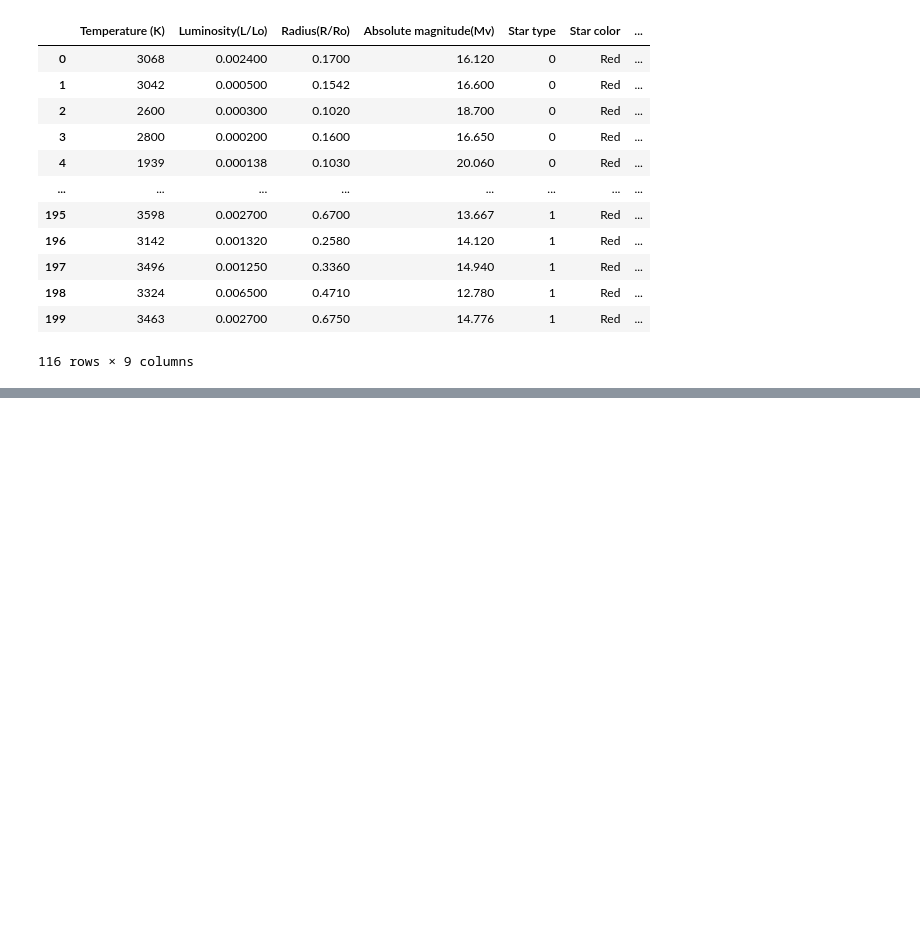
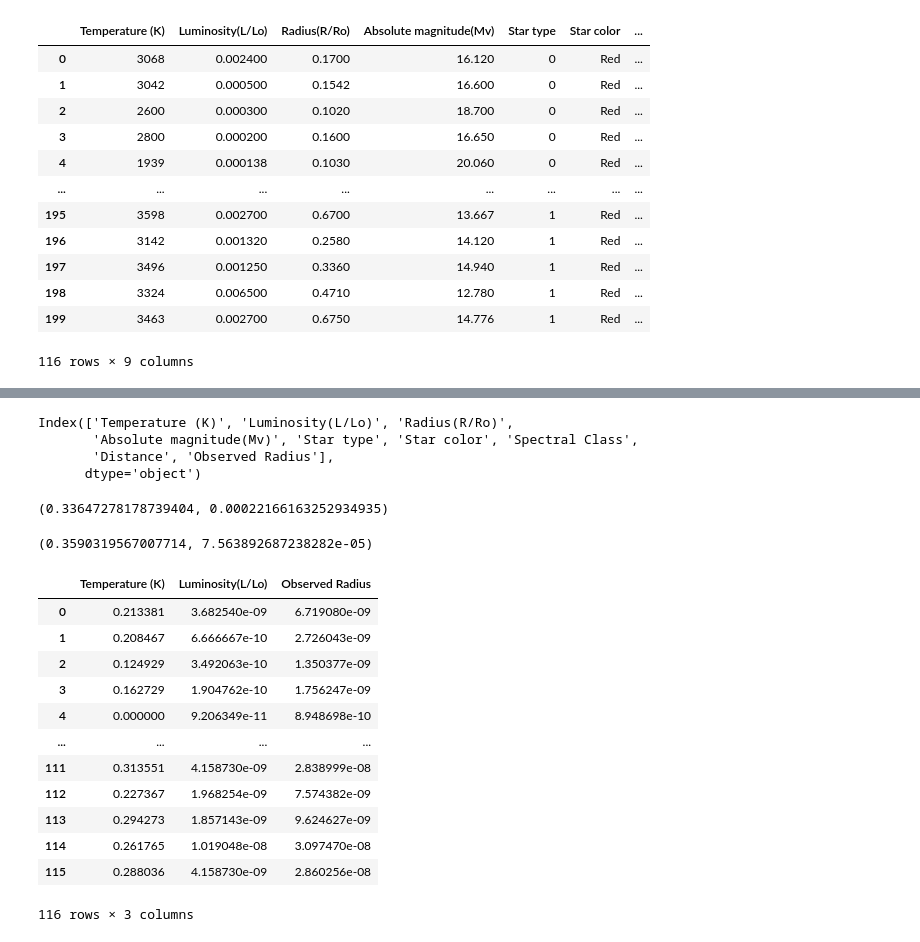
Before and after one commit to chjwon/ACM-Research-coding-challenge-23S, a Jupyter notebook: Jae_Won_Choi.ipynb, the cells around one changed output, grey strips where cells are left out. Cells and saved outputs as stored; diff of their text form; code cells hidden in the pictures; blank space fills up the shorter version.

```diff
--- a/Jae_Won_Choi.ipynb
+++ b/Jae_Won_Choi.ipynb
@@ -153,0 +170,44 @@ See the caveats in the documentation: https://pandas.pydata.org/pandas-docs/stab
+# %%
+# predict
+orangeStar.columns
+# %% [output]
+Index(['Temperature (K)', 'Luminosity(L/Lo)', 'Radius(R/Ro)',
+       'Absolute magnitude(Mv)', 'Star type', 'Star color', 'Spectral Class',
+       'Distance', 'Observed Radius'],
+      dtype='object')
+# %%
+from scipy.stats import pearsonr
+pearsonr(orangeStar['Temperature (K)'],orangeStar['Luminosity(L/Lo)'])
+# %% [output]
+(0.33647278178739404, 0.00022166163252934935)
+# %%
+pearsonr(orangeStar['Temperature (K)'],orangeStar['Observed Radius'])
+# %% [output]
+(0.3590319567007714, 7.563892687238282e-05)
+# %%
+from sklearn.preprocessing import MinMaxScaler
+from sklearn.model_selection import train_test_split
+import tensorflow as tf
+
+df = orangeStar
+scaler = MinMaxScaler()
+scale_cols = ['Temperature (K)','Luminosity(L/Lo)','Observed Radius']
+df_scaled = scaler.fit_transform(df[scale_cols])
+df_scaled = pd.DataFrame(df_scaled)
+df_scaled.columns = scale_cols
+
+df_scaled
+# %% [output]
+|  | Temperature (K) | Luminosity(L/Lo) | Observed Radius |
+| 0 | 0.213381 | 3.682540e-09 | 6.719080e-09 |
+| 1 | 0.208467 | 6.666667e-10 | 2.726043e-09 |
+| 2 | 0.124929 | 3.492063e-10 | 1.350377e-09 |
+| 3 | 0.162729 | 1.904762e-10 | 1.756247e-09 |
+| 4 | 0.000000 | 9.206349e-11 | 8.948698e-10 |
+| ... | ... | ... | ... |
+| 111 | 0.313551 | 4.158730e-09 | 2.838999e-08 |
+| 112 | 0.227367 | 1.968254e-09 | 7.574382e-09 |
+| 113 | 0.294273 | 1.857143e-09 | 9.624627e-09 |
+| 114 | 0.261765 | 1.019048e-08 | 3.097470e-08 |
+| 115 | 0.288036 | 4.158730e-09 | 2.860256e-08 |
+116 rows × 3 columns
```
Also changed, not shown: parts of 14 cells of this notebook.
